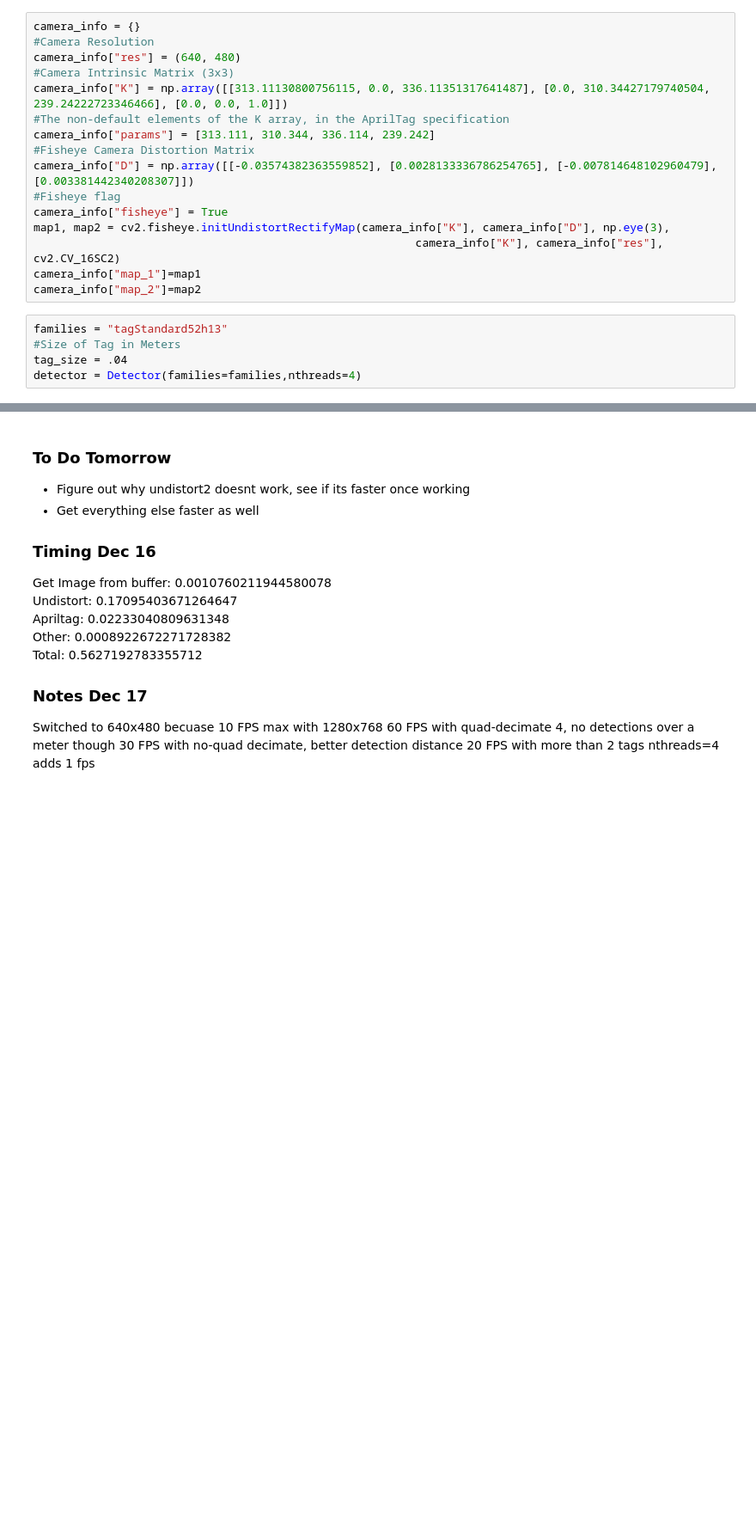
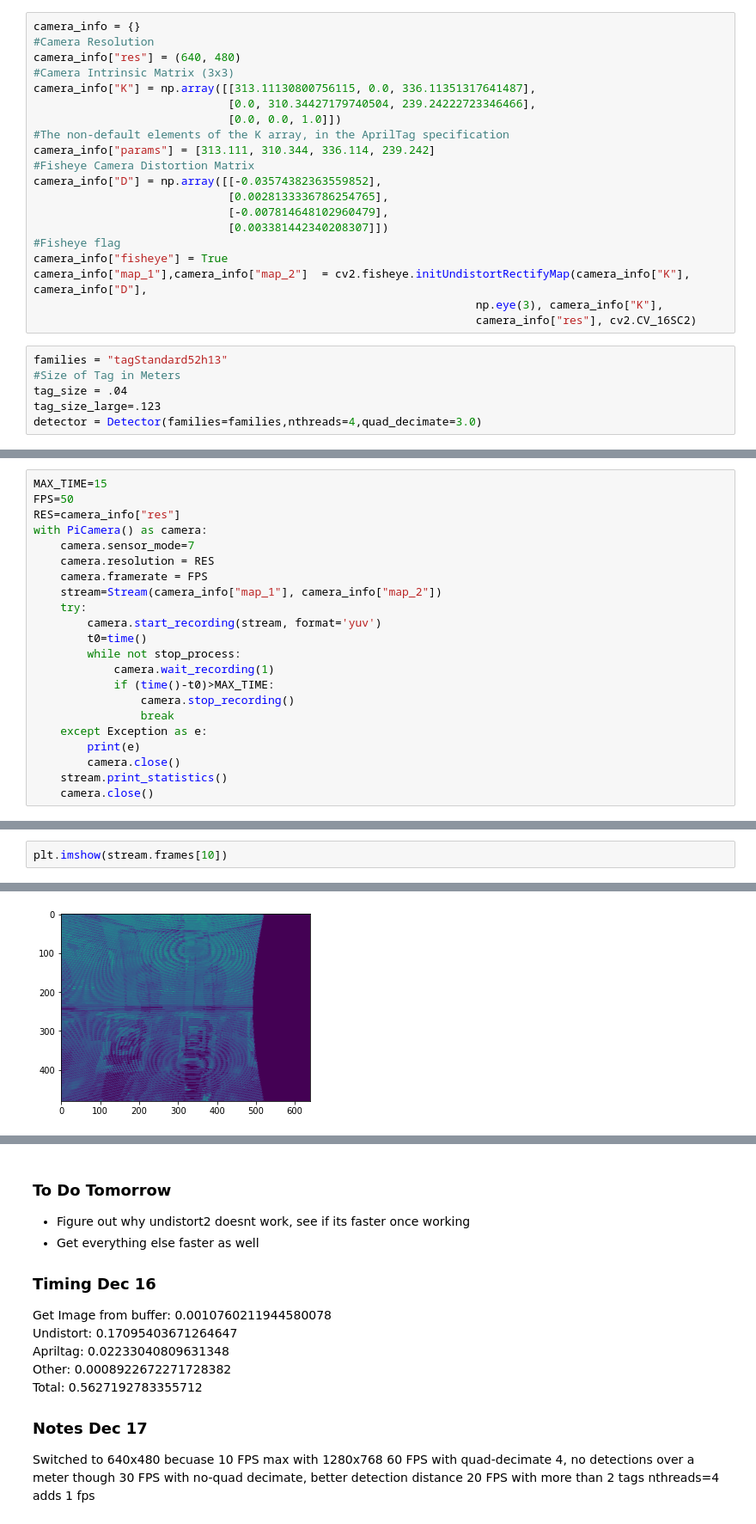
Before and after one commit to teddylew12/race_on_cv, a Jupyter notebook: Real_Time_Linux.ipynb, the cells around one changed output, grey strips where cells are left out. Shown at 86% size. Drawn from its saved outputs; the diff is of its cells as text; blank space fills up the shorter version.

Commit message:
stream nearly works

```diff
--- a/Real_Time_Linux.ipynb
+++ b/Real_Time_Linux.ipynb
@@ -31,19 +37,24 @@ camera_info = {}
 #Camera Resolution
 camera_info["res"] = (640, 480)
 #Camera Intrinsic Matrix (3x3)
-camera_info["K"] = np.array([[313.11130800756115, 0.0, 336.11351317641487], [0.0, 310.34427179740504, 239.24222723346466], [0.0, 0.0, 1.0]])
+camera_info["K"] = np.array([[313.11130800756115, 0.0, 336.11351317641487],
+                             [0.0, 310.34427179740504, 239.24222723346466],
+                             [0.0, 0.0, 1.0]])
 #The non-default elements of the K array, in the AprilTag specification
 camera_info["params"] = [313.111, 310.344, 336.114, 239.242]
 #Fisheye Camera Distortion Matrix
-camera_info["D"] = np.array([[-0.03574382363559852], [0.0028133336786254765], [-0.007814648102960479], [0.003381442340208307]])
+camera_info["D"] = np.array([[-0.03574382363559852],
+                             [0.0028133336786254765],
+                             [-0.007814648102960479],
+                             [0.003381442340208307]])
 #Fisheye flag
 camera_info["fisheye"] = True
-map1, map2 = cv2.fisheye.initUndistortRectifyMap(camera_info["K"], camera_info["D"], np.eye(3),
-                                                         camera_info["K"], camera_info["res"], cv2.CV_16SC2)
-camera_info["map_1"]=map1
-camera_info["map_2"]=map2
+camera_info["map_1"],camera_info["map_2"]  = cv2.fisheye.initUndistortRectifyMap(camera_info["K"], camera_info["D"],
+                                                                  np.eye(3), camera_info["K"],
+                                                                  camera_info["res"], cv2.CV_16SC2)
 # %%
 families = "tagStandard52h13"
 #Size of Tag in Meters
 tag_size = .04
-detector = Detector(families=families,nthreads=4)
+tag_size_large=.123
+detector = Detector(families=families,nthreads=4,quad_decimate=3.0)
@@ -49,0 +133,22 @@ detector = Detector(families=families,nthreads=4)
+# %%
+MAX_TIME=15
+FPS=50
+RES=camera_info["res"]
+with PiCamera() as camera:
+    camera.sensor_mode=7
+    camera.resolution = RES
+    camera.framerate = FPS
+    stream=Stream(camera_info["map_1"], camera_info["map_2"])
+    try:
+        camera.start_recording(stream, format='yuv')
+        t0=time()
+        while not stop_process:
+            camera.wait_recording(1)
+            if (time()-t0)>MAX_TIME:
+                camera.stop_recording()
+                break
+    except Exception as e:
+        print(e)
+        camera.close()
+    stream.print_statistics()
+    camera.close()
@@ -49,0 +174,3 @@ detector = Detector(families=families,nthreads=4)
+# %%
+plt.imshow(stream.frames[10])
+# %% [output]
@@ -49,0 +178 @@ detector = Detector(families=families,nthreads=4)
+[figure, added]
```
Also changed, not shown: parts of 12 cells of this notebook, 3 other files.
